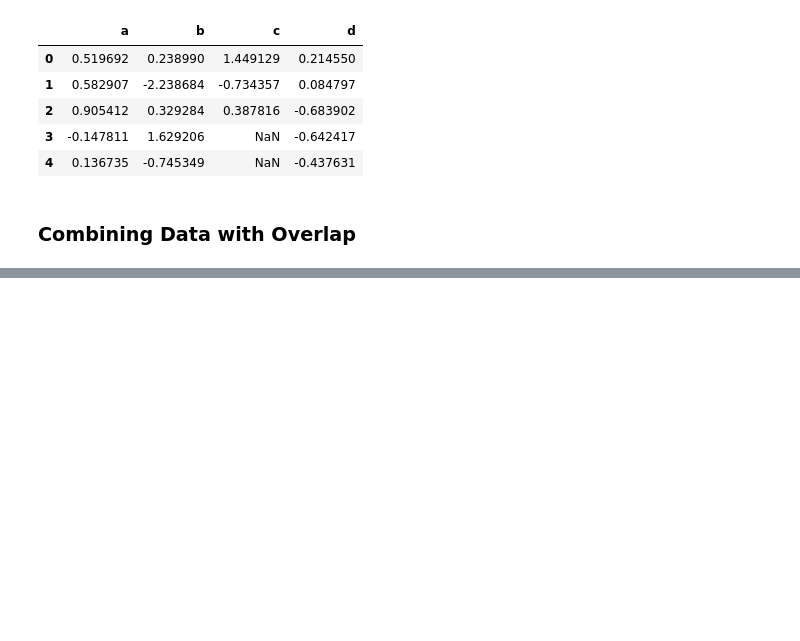
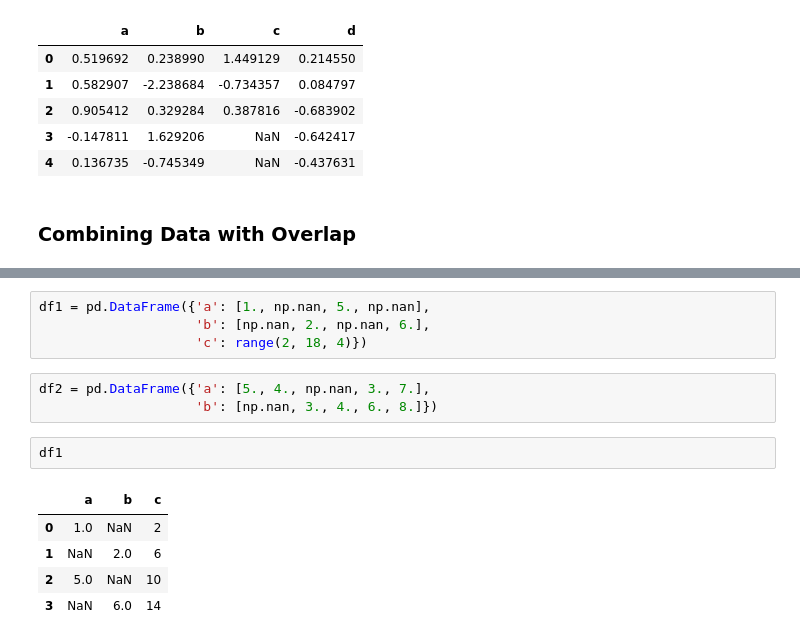
Before and after one commit to JosephKowalski2/WesWrangling, a Jupyter notebook: Chapter8WorkAlong.ipynb, the cells around one changed output, grey strips where cells are left out. Cells and saved outputs as stored; diff of their text form; blank space fills up the shorter version.

```diff
--- a/Chapter8WorkAlong.ipynb
+++ b/Chapter8WorkAlong.ipynb
@@ -745,0 +788,15 @@ pd.concat([df1, df2], ignore_index = True)
+# %%
+df1 = pd.DataFrame({'a': [1., np.nan, 5., np.nan],
+                    'b': [np.nan, 2., np.nan, 6.],
+                    'c': range(2, 18, 4)})
+# %%
+df2 = pd.DataFrame({'a': [5., 4., np.nan, 3., 7.],
+                    'b': [np.nan, 3., 4., 6., 8.]})
+# %%
+df1
+# %% [output]
+|  | a | b | c |
+| 0 | 1.0 | NaN | 2 |
+| 1 | NaN | 2.0 | 6 |
+| 2 | 5.0 | NaN | 10 |
+| 3 | NaN | 6.0 | 14 |
```
Also changed, not shown: parts of 11 cells of this notebook.
